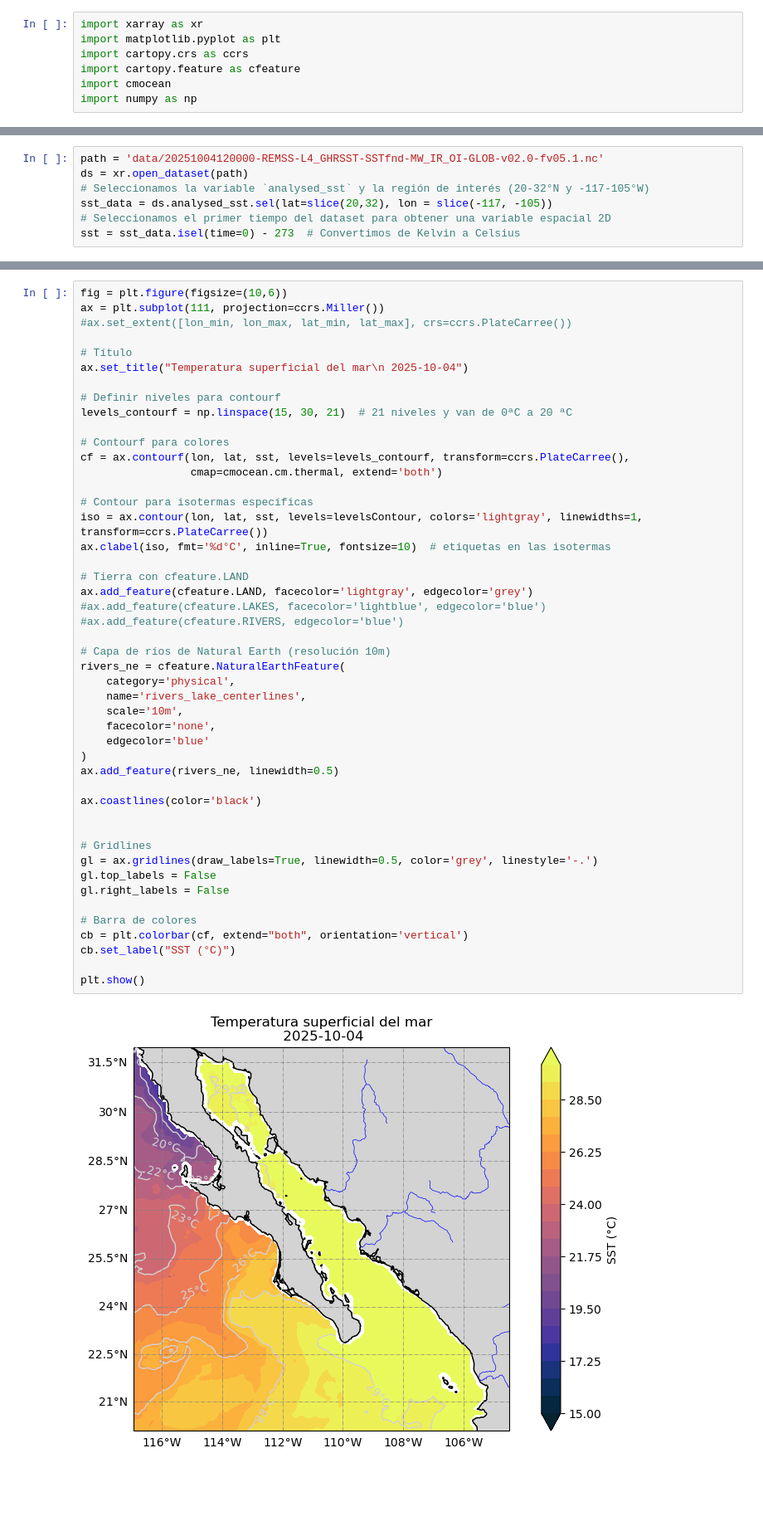
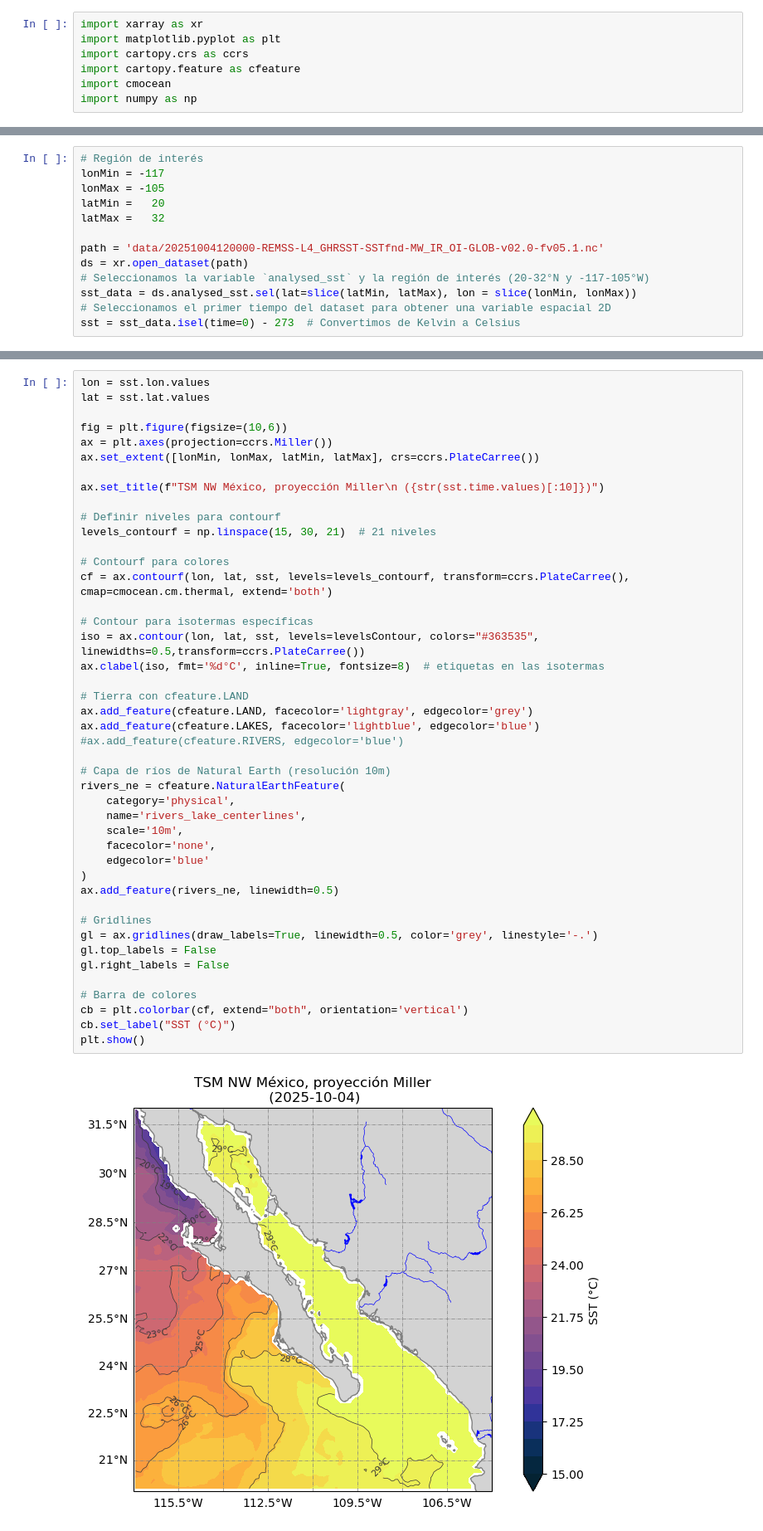
Before and after one commit to gmflores/ohw2025, a Jupyter notebook: datos_espaciales.ipynb, the cells around one changed output, grey strips where cells are left out. Shown at 83% size. Drawn from its saved outputs; the diff is of its cells as text; blank space fills up the shorter version.

```diff
--- a/datos_espaciales.ipynb
+++ b/datos_espaciales.ipynb
@@ -54,8 +56,14 @@ import numpy as np
 # %%
+# Región de interés
+lonMin = -117
+lonMax = -105
+latMin =   20
+latMax =   32
+
 path = 'data/20251004120000-REMSS-L4_GHRSST-SSTfnd-MW_IR_OI-GLOB-v02.0-fv05.1.nc'
 ds = xr.open_dataset(path)
 # Seleccionamos la variable `analysed_sst` y la región de interés (20-32°N y -117-105°W)
-sst_data = ds.analysed_sst.sel(lat=slice(20,32), lon = slice(-117, -105))
+sst_data = ds.analysed_sst.sel(lat=slice(latMin, latMax), lon = slice(lonMin, lonMax))
 # Seleccionamos el primer tiempo del dataset para obtener una variable espacial 2D
 sst = sst_data.isel(time=0) - 273  # Convertimos de Kelvin a Celsius
 # %% [markdown]
@@ -182,49 +168,46 @@ Ejemplo de mapa con estética más cuidada y uso de herramientas de Cartopy.
 # %%
+lon = sst.lon.values
+lat = sst.lat.values
+
 fig = plt.figure(figsize=(10,6))
-ax = plt.subplot(111, projection=ccrs.Miller())
-#ax.set_extent([lon_min, lon_max, lat_min, lat_max], crs=ccrs.PlateCarree())
+ax = plt.axes(projection=ccrs.Miller())
+ax.set_extent([lonMin, lonMax, latMin, latMax], crs=ccrs.PlateCarree())
 
-# Título
-ax.set_title("Temperatura superficial del mar\n 2025-10-04")
+ax.set_title(f"TSM NW México, proyección Miller\n ({str(sst.time.values)[:10]})")
 
 # Definir niveles para contourf
-levels_contourf = np.linspace(15, 30, 21)  # 21 niveles y van de 0ªC a 20 ªC
+levels_contourf = np.linspace(15, 30, 21)  # 21 niveles
 
 # Contourf para colores
-cf = ax.contourf(lon, lat, sst, levels=levels_contourf, transform=ccrs.PlateCarree(),
-                 cmap=cmocean.cm.thermal, extend='both')
+cf = ax.contourf(lon, lat, sst, levels=levels_contourf, transform=ccrs.PlateCarree(), cmap=cmocean.cm.thermal, extend='both')
 
 # Contour para isotermas específicas
-iso = ax.contour(lon, lat, sst, levels=levelsContour, colors='lightgray', linewidths=1, transform=ccrs.PlateCarree())
-ax.clabel(iso, fmt='%d°C', inline=True, fontsize=10)  # etiquetas en las isotermas
+iso = ax.contour(lon, lat, sst, levels=levelsContour, colors="#363535", linewidths=0.5,transform=ccrs.PlateCarree())
+ax.clabel(iso, fmt='%d°C', inline=True, fontsize=8)  # etiquetas en las isotermas
 
 # Tierra con cfeature.LAND
 ax.add_feature(cfeature.LAND, facecolor='lightgray', edgecolor='grey')
-#ax.add_feature(cfeature.LAKES, facecolor='lightblue', edgecolor='blue')
+ax.add_feature(cfeature.LAKES, facecolor='lightblue', edgecolor='blue')
 #ax.add_feature(cfeature.RIVERS, edgecolor='blue')
 
 # Capa de ríos de Natural Earth (resolución 10m)
 rivers_ne = cfeature.NaturalEarthFeature(
     category='physical',
     name='rivers_lake_centerlines',
     scale='10m',
     facecolor='none',
     edgecolor='blue'
 )
 ax.add_feature(rivers_ne, linewidth=0.5)
 
-ax.coastlines(color='black')
-
-
 # Gridlines
 gl = ax.gridlines(draw_labels=True, linewidth=0.5, color='grey', linestyle='-.')
 gl.top_labels = False
 gl.right_labels = False
 
 # Barra de colores
 cb = plt.colorbar(cf, extend="both", orientation='vertical')
 cb.set_label("SST (°C)")
-
 plt.show()
 # %% [output]
-[figure, old version]
+[figure, new version]
```
Also changed, not shown: parts of 18 cells of this notebook.
